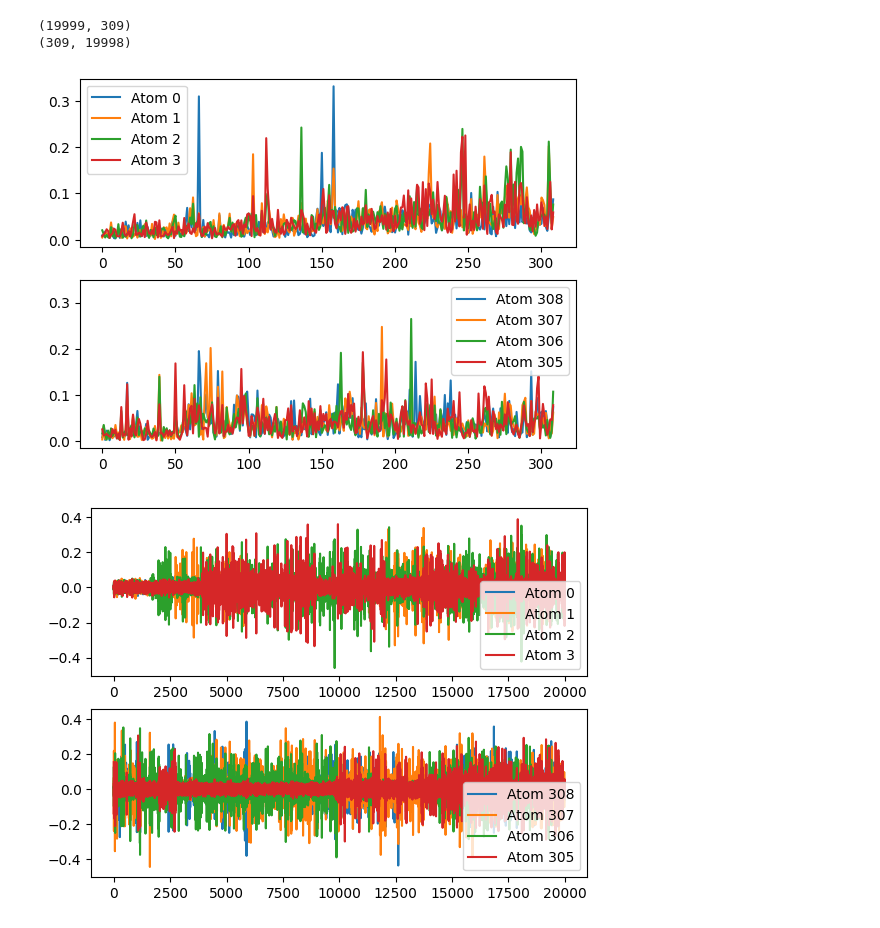
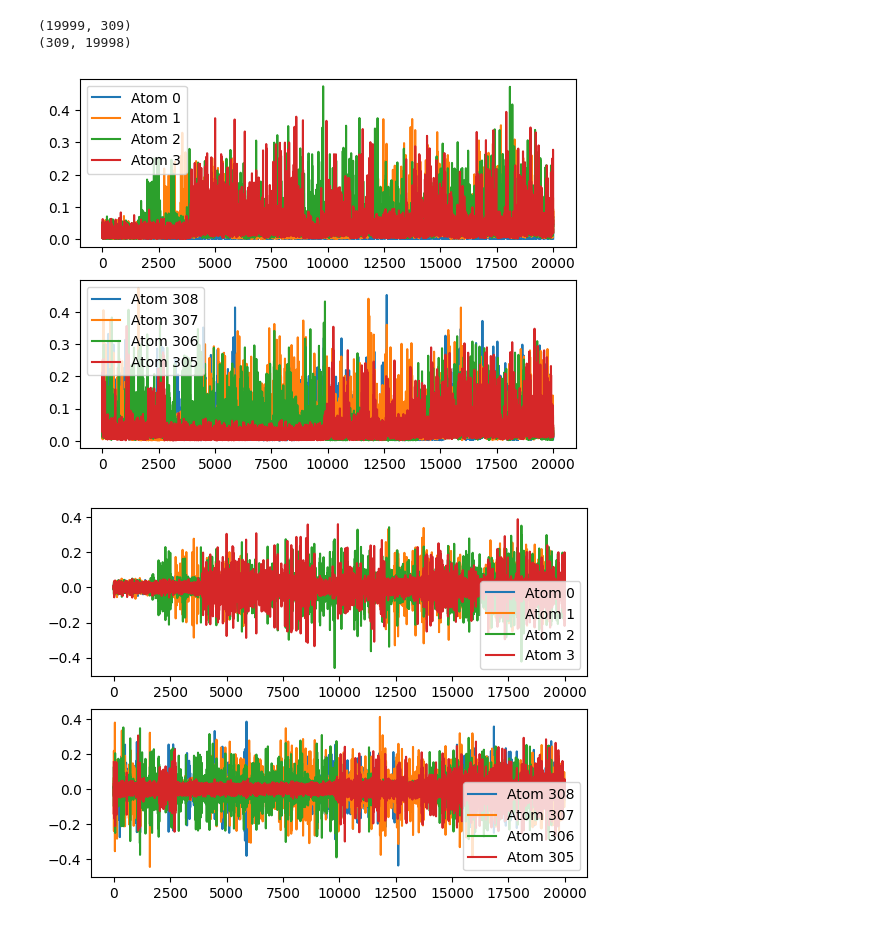
Before and after one commit to GMPavanLab/cpctools, a Jupyter notebook: Examples/tempoSOAP.ipynb, the cells around one changed output. Drawn from its saved outputs; the diff is of its cells as text; code cells hidden in the pictures.

```diff
--- a/Examples/tempoSOAP.ipynb
+++ b/Examples/tempoSOAP.ipynb
@@ -31,4 +36,7 @@ wget https://github.com/GMPavanLab/dynNP/releases/download/V1.0-trajectories/ico
 We'll start by caclulating the neighbours and the LENS parameters
 
 using cutoff=4.48023312 that is 10% more than the Au cell
+# %%
+trajFileName = "ico309.hdf5"
+trajAddress = "ico309-SV_18631-SL_31922-T_500"
 # %%
@@ -56,32 +67,32 @@ ico309.hdf5 ico309soap.hdf5
 # %% [markdown]
 Let's get the raw tempSOAP array without clogging up the memory
 # %%
-def getTempoSOAP():
-    with h5py.File("ico309soap.hdf5", "r") as f:
-        ds = f["/SOAP/ico309-SV_18631-SL_31922-T_500"]
+def getTempoSOAP(soapFileName, trajAddress):
+    with h5py.File(soapFileName, "r") as f:
+        ds = f[f"/SOAP/{trajAddress}"]
         fillSettings = getSOAPSettings(ds)
         print(fillSettings)
         print(ds.shape)
 
-        timedSOAP = np.zeros((ds.shape[0]-1, ds.shape[1]))
+        timedSOAP = np.zeros((ds.shape[0] - 1, ds.shape[1]))
 
-        print(timedSOAP.shape
-              )
-        slide=0
+        print(timedSOAP.shape)
+        slide = 0
+        # this looks a lot convoluted, but it is way faster than working one atom
+        # at a time
         for c in ds.iter_chunks():
-            theSlice=slice(c[0].start-slide,c[0].stop,c[0].step)
-            outSlice=slice(c[0].start-slide,c[0].stop-1,c[0].step)
-            print(c[0],theSlice,outSlice)
-            timedSOAP[outSlice],_=tempoSOAPsimple(
+            theSlice = slice(c[0].start - slide, c[0].stop, c[0].step)
+            outSlice = slice(c[0].start - slide, c[0].stop - 1, c[0].step)
+            print(c[0], theSlice, outSlice)
+            timedSOAP[outSlice], _ = tempoSOAPsimple(
                 normalizeArray(fillSOAPVectorFromdscribe(ds[theSlice], **fillSettings))
             )
-            slide=1
-        # X = normalizeArray(fillSOAPVectorFromdscribe(ds[:], **fillSettings))
-        return timedSOAP, np.diff(timedSOAP.T,axis=-1)
+            slide = 1
+
+        return timedSOAP, np.diff(timedSOAP.T, axis=-1)
 
 
-#
-tSOAP ,dtSOAP= getTempoSOAP()
+tSOAP, dtSOAP = getTempoSOAP(soapFileName, trajAddress)
 # %% [output]
 {'nMax': 8, 'lMax': 8, 'atomTypes': array(['Au'], dtype=object), 'atomicSlices': {'AuAu': slice(0, 324, None)}}
 (20000, 309, 324)
@@ -109,13 +120,13 @@ print(dtSOAP.shape)
 # %%
 fig, axes = plt.subplots(2, sharey=True)
 for i in range(4):
-    axes[0].plot(tSOAP[i], label=f"Atom {i}")
-    axes[1].plot(tSOAP[308 - i], label=f"Atom {308-i}")
+    axes[0].plot(tSOAP[:, i], label=f"Atom {i}")
+    axes[1].plot(tSOAP[:, 308 - i], label=f"Atom {308-i}")
 
 for ax in axes:
     ax.legend()
 # %% [output]
-[figure, old version]
+[figure, new version]
 # %%
 fig, axes = plt.subplots(2, sharey=True)
 for i in range(4):
```
Also changed, not shown: parts of 8 cells of this notebook, 1 other file.
